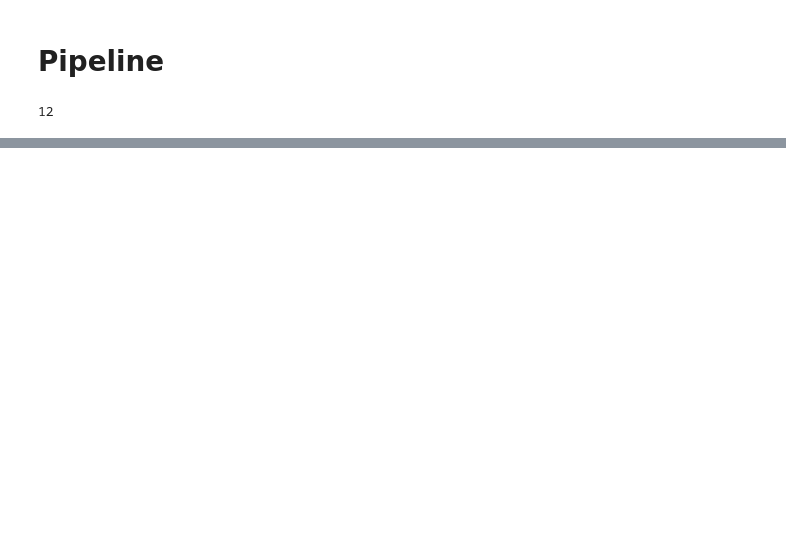
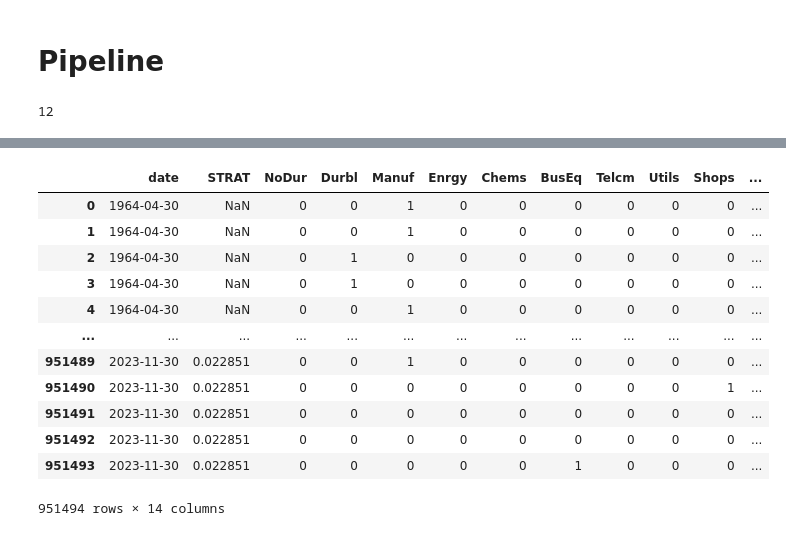
Before and after one commit to yassinuaimee/Investments-Advanced-Portfolio-Optimization-and-Risk-Factor-Analysis, a Jupyter notebook: part8.ipynb, the cells around one changed output, grey strips where cells are left out. Saved outputs shown, nothing was run; the diff lists cells and outputs as text; code cells hidden in the pictures; blank space fills up the shorter version.

```diff
--- a/part8.ipynb
+++ b/part8.ipynb
@@ -422,0 +521,16 @@ Industries
+# %%
+df9
+# %% [output]
+|  | date | STRAT | NoDur | Durbl | Manuf | Enrgy | Chems | BusEq | Telcm | Utils | Shops | ... |
+| 0 | 1964-04-30 | NaN | 0 | 0 | 1 | 0 | 0 | 0 | 0 | 0 | 0 | ... |
+| 1 | 1964-04-30 | NaN | 0 | 0 | 1 | 0 | 0 | 0 | 0 | 0 | 0 | ... |
+| 2 | 1964-04-30 | NaN | 0 | 1 | 0 | 0 | 0 | 0 | 0 | 0 | 0 | ... |
+| 3 | 1964-04-30 | NaN | 0 | 1 | 0 | 0 | 0 | 0 | 0 | 0 | 0 | ... |
+| 4 | 1964-04-30 | NaN | 0 | 0 | 1 | 0 | 0 | 0 | 0 | 0 | 0 | ... |
+| ... | ... | ... | ... | ... | ... | ... | ... | ... | ... | ... | ... | ... |
+| 951489 | 2023-11-30 | 0.022851 | 0 | 0 | 1 | 0 | 0 | 0 | 0 | 0 | 0 | ... |
+| 951490 | 2023-11-30 | 0.022851 | 0 | 0 | 0 | 0 | 0 | 0 | 0 | 0 | 1 | ... |
+| 951491 | 2023-11-30 | 0.022851 | 0 | 0 | 0 | 0 | 0 | 0 | 0 | 0 | 0 | ... |
+| 951492 | 2023-11-30 | 0.022851 | 0 | 0 | 0 | 0 | 0 | 0 | 0 | 0 | 0 | ... |
+| 951493 | 2023-11-30 | 0.022851 | 0 | 0 | 0 | 0 | 0 | 1 | 0 | 0 | 0 | ... |
+951494 rows × 14 columns
```
Also changed, not shown: parts of 14 cells of this notebook, 1 other file.
